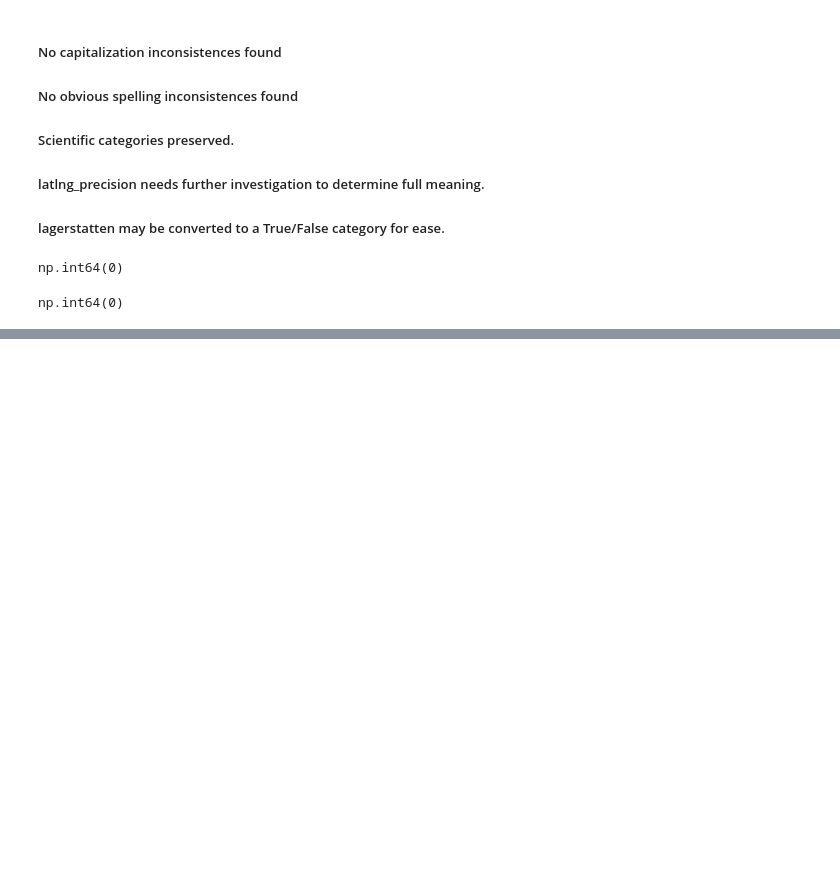
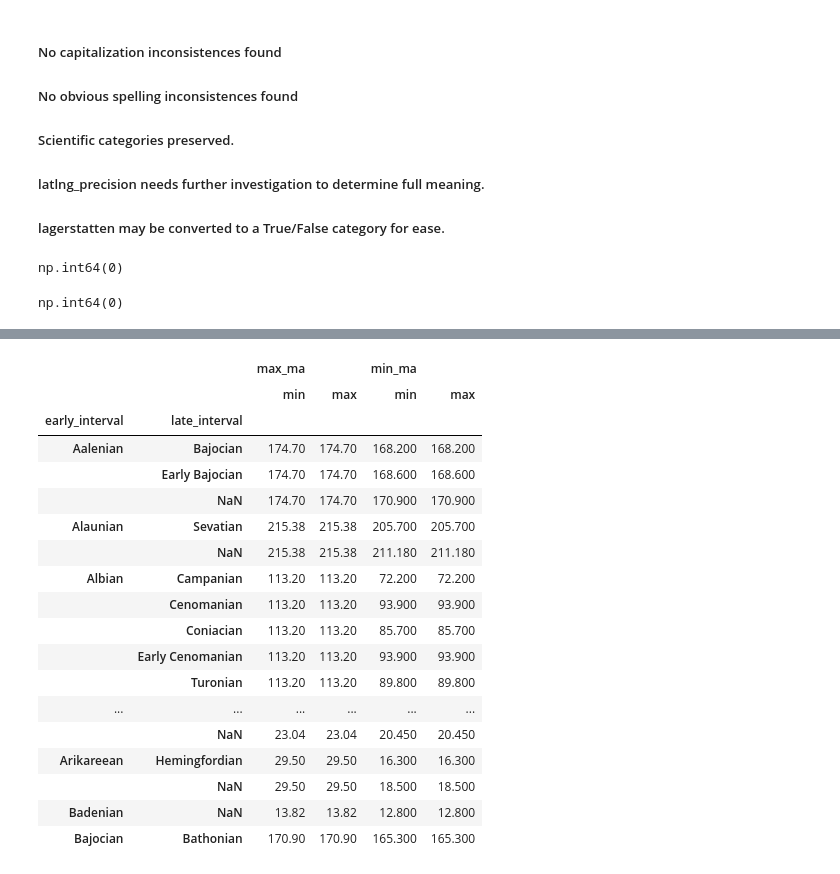
Before and after one commit to gilmorejh/dinosaur-fossil-explorer, a Jupyter notebook: notebooks/clean_data.ipynb, the cells around one changed output, grey strips where cells are left out. Drawn from its saved outputs; the diff is of its cells as text; code cells hidden in the pictures; blank space fills up the shorter version.

```diff
--- a/notebooks/clean_data.ipynb
+++ b/notebooks/clean_data.ipynb
@@ -457,0 +802,25 @@ reference_no: 7781 unique values
+# %%
+clean_df.groupby(
+    ["early_interval", "late_interval"],
+    dropna=False
+)[["max_ma", "min_ma"]].agg(["min", "max"]).head(30)
+# %% [output]
+|  |  | max_ma |  | min_ma |  |
+|  |  | min | max | min | max |
+| early_interval | late_interval |  |  |  |  |
+| Aalenian | Bajocian | 174.70 | 174.70 | 168.200 | 168.200 |
+|  | Early Bajocian | 174.70 | 174.70 | 168.600 | 168.600 |
+|  | NaN | 174.70 | 174.70 | 170.900 | 170.900 |
+| Alaunian | Sevatian | 215.38 | 215.38 | 205.700 | 205.700 |
+|  | NaN | 215.38 | 215.38 | 211.180 | 211.180 |
+| Albian | Campanian | 113.20 | 113.20 | 72.200 | 72.200 |
+|  | Cenomanian | 113.20 | 113.20 | 93.900 | 93.900 |
+|  | Coniacian | 113.20 | 113.20 | 85.700 | 85.700 |
+|  | Early Cenomanian | 113.20 | 113.20 | 93.900 | 93.900 |
+|  | Turonian | 113.20 | 113.20 | 89.800 | 89.800 |
+| ... | ... | ... | ... | ... | ... |
+|  | NaN | 23.04 | 23.04 | 20.450 | 20.450 |
+| Arikareean | Hemingfordian | 29.50 | 29.50 | 16.300 | 16.300 |
+|  | NaN | 29.50 | 29.50 | 18.500 | 18.500 |
+| Badenian | NaN | 13.82 | 13.82 | 12.800 | 12.800 |
+| Bajocian | Bathonian | 170.90 | 170.90 | 165.300 | 165.300 |
```
Also changed, not shown: parts of 35 cells of this notebook.
